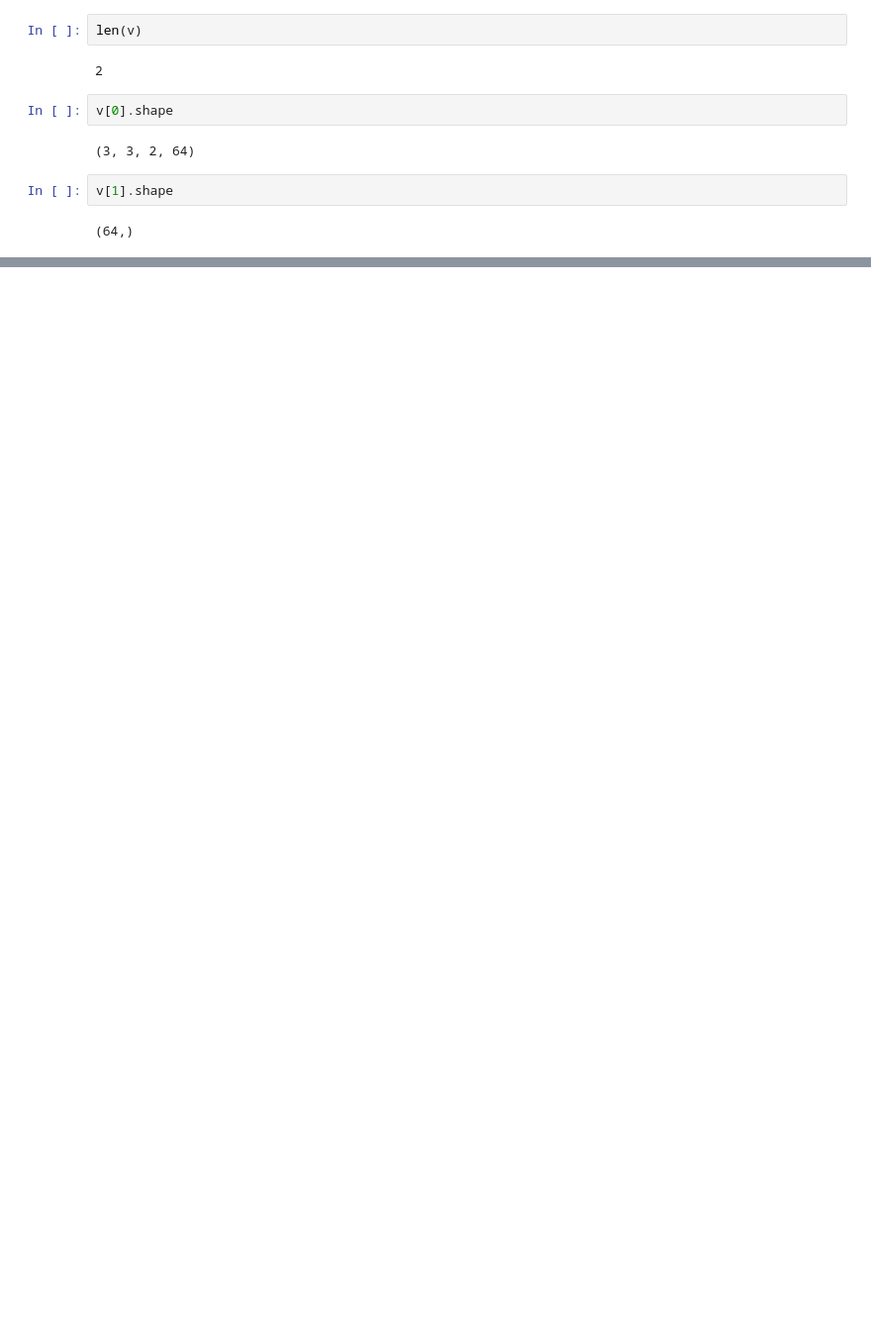
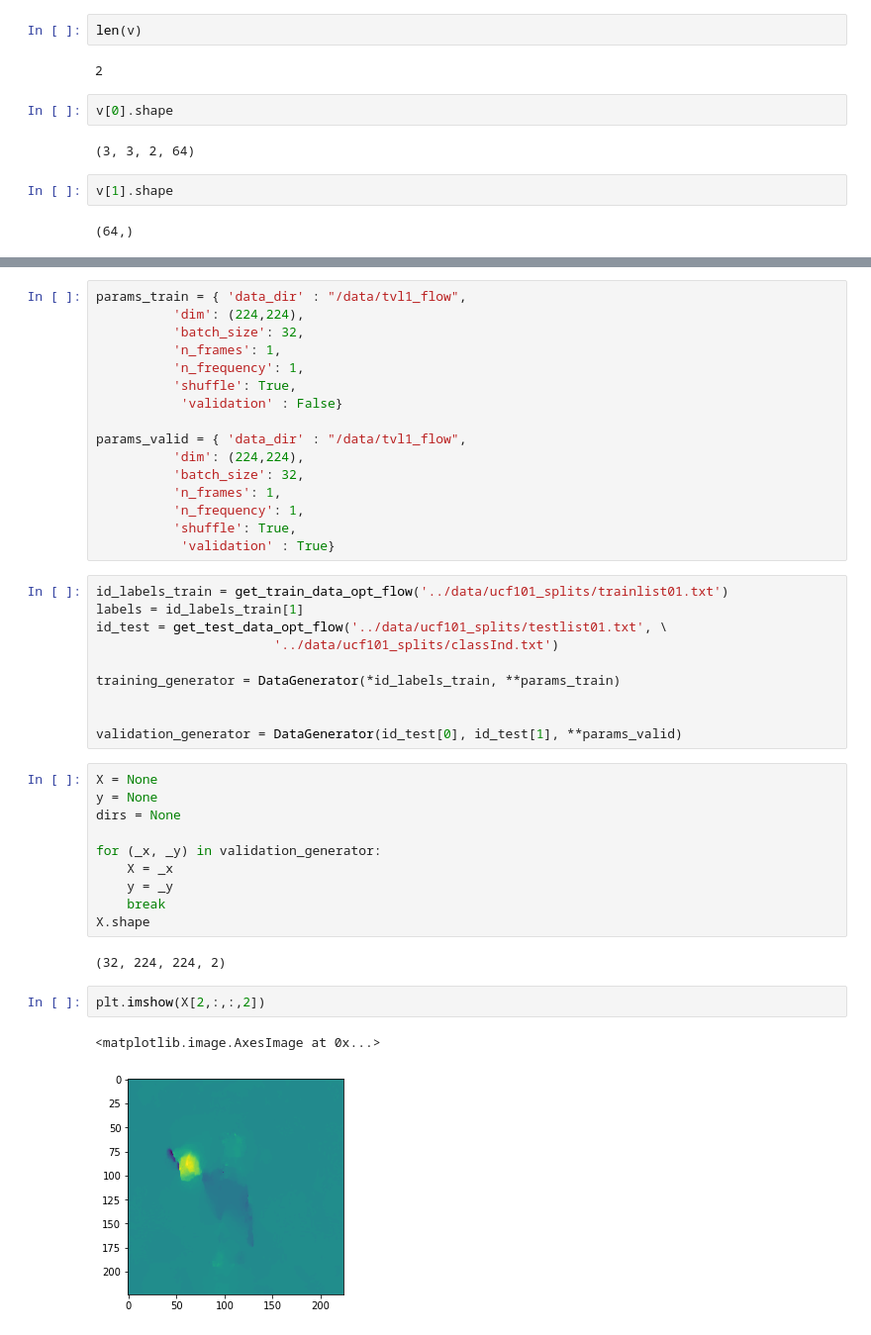
Before and after one commit to chrisparker126/two_stream_part2, a Jupyter notebook: investigations/motion_net_accuracy_improvement.ipynb, the cells around one changed output, grey strips where cells are left out. Shown at 99% size. Cells and saved outputs as stored; diff of their text form; blank space fills up the shorter version.

```diff
--- a/investigations/motion_net_accuracy_improvement.ipynb
+++ b/investigations/motion_net_accuracy_improvement.ipynb
@@ -90,0 +90,43 @@ print(v[1])
+# %%
+params_train = { 'data_dir' : "/data/tvl1_flow",
+          'dim': (224,224),
+          'batch_size': 32,
+          'n_frames': 1,
+          'n_frequency': 1,
+          'shuffle': True,
+           'validation' : False}
+
+params_valid = { 'data_dir' : "/data/tvl1_flow",
+          'dim': (224,224),
+          'batch_size': 32,
+          'n_frames': 1,
+          'n_frequency': 1,
+          'shuffle': True,
+           'validation' : True}
+# %%
+id_labels_train = get_train_data_opt_flow('../data/ucf101_splits/trainlist01.txt')
+labels = id_labels_train[1]
+id_test = get_test_data_opt_flow('../data/ucf101_splits/testlist01.txt', \
+                       '../data/ucf101_splits/classInd.txt')
+
+training_generator = DataGenerator(*id_labels_train, **params_train)
+
+
+validation_generator = DataGenerator(id_test[0], id_test[1], **params_valid)
+# %%
+X = None
+y = None
+dirs = None
+
+for (_x, _y) in validation_generator:
+    X = _x
+    y = _y
+    break
+X.shape
+# %% [output]
+(32, 224, 224, 2)
+# %%
+plt.imshow(X[2,:,:,2])
+# %% [output]
+<matplotlib.image.AxesImage at 0x...>
+[figure, added]
```
Also changed, not shown: parts of 24 cells of this notebook, 10 other files.
